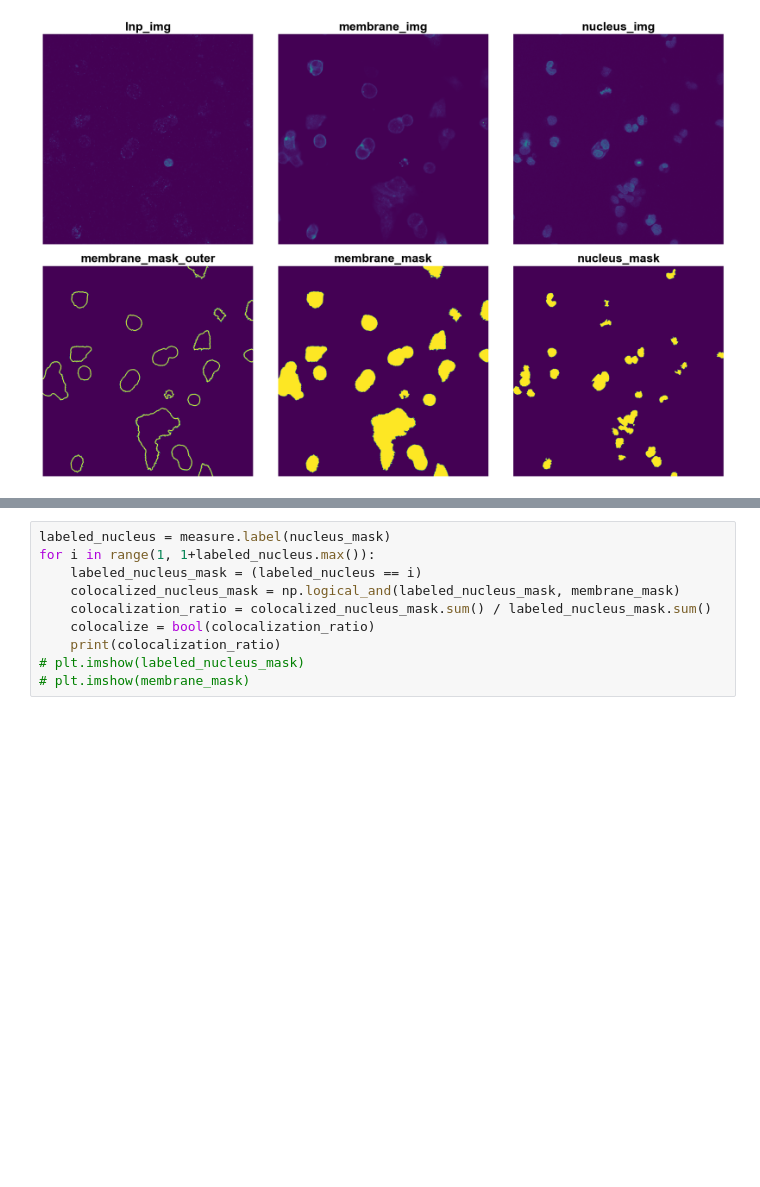
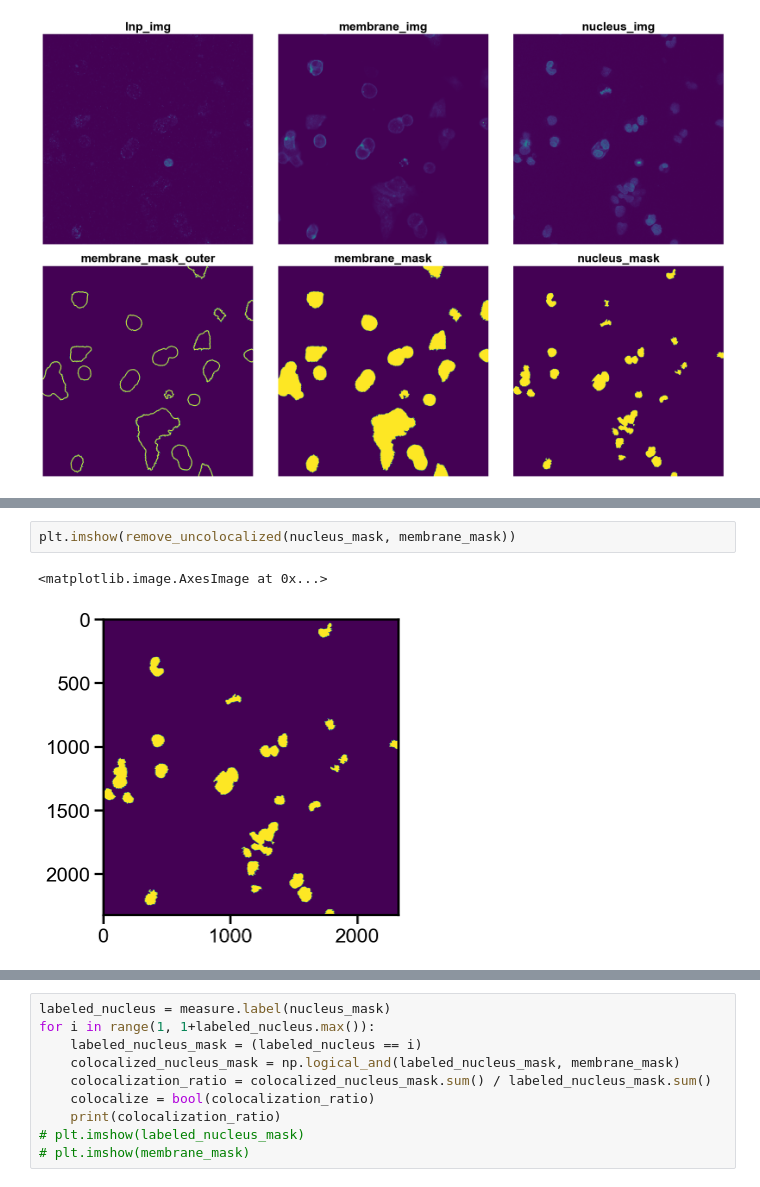
Before and after one commit to tengjuilin/internalization-analysis, a Jupyter notebook: 2024-09-17.ipynb, the cells around one changed output, grey strips where cells are left out. Saved outputs shown, nothing was run; the diff lists cells and outputs as text; blank space fills up the shorter version.

```diff
--- a/2024-09-17.ipynb
+++ b/2024-09-17.ipynb
@@ -164,3 +185,8 @@ plt.tight_layout()
+# %%
+plt.imshow(remove_uncolocalized(nucleus_mask, membrane_mask))
+# %% [output]
+<matplotlib.image.AxesImage at 0x...>
+[figure, added]
 # %%
 labeled_membrane = measure.label(membrane_mask)
 for i in range(1, 1+labeled_membrane.max()):
```
Also changed, not shown: parts of 3 cells of this notebook.
